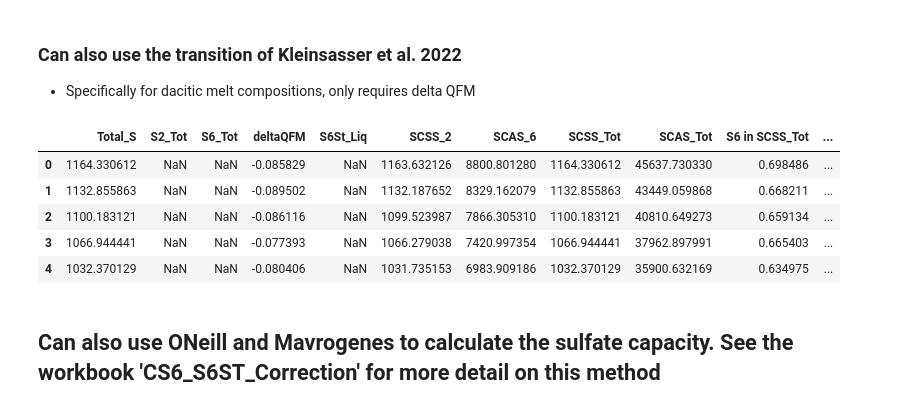
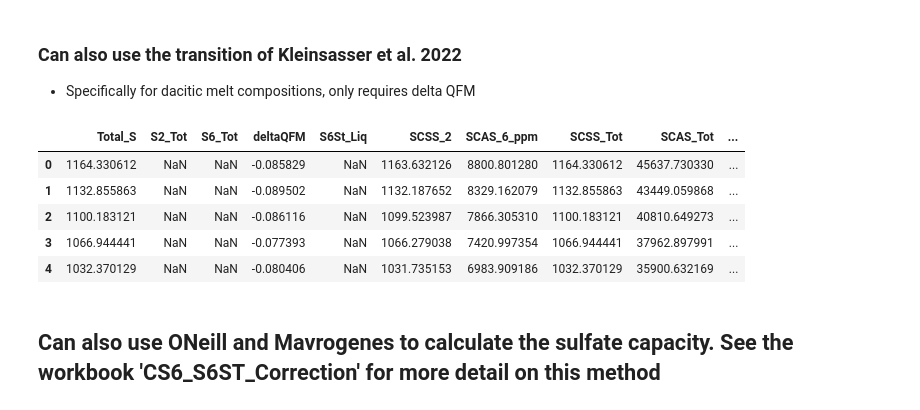
Before and after one commit to PennyWieser/PySulfSat, a Jupyter notebook: docs/Examples/S6_S2_Corrections/S6_S2_Corrections_Nash_Jugo_Kleinsasser.ipynb, the cells around one changed output. Drawn from its saved outputs; the diff is of its cells as text; code cells hidden in the pictures.

```diff
--- a/docs/Examples/S6_S2_Corrections/S6_S2_Corrections_Nash_Jugo_Kleinsasser.ipynb
+++ b/docs/Examples/S6_S2_Corrections/S6_S2_Corrections_Nash_Jugo_Kleinsasser.ipynb
@@ -196,16 +208,16 @@ df_ST_FixedS6.head()
 # %%
 df_ST_Klein=ss.calculate_S_Total_SCSS_SCAS(
     SCSS=Smythe_FixedSulf['SCSS2_ppm_ideal_Smythe2017'],
-    T_K=df_out['T_K'], deltaQFM=Buffer_calc['deltaQFM_Frost1991'],
+    T_K=df_out['T_K'], deltaQFM=Buffer_calc['DeltaQFM_Frost1991'],
     SCAS=ZT22_SCAS['SCAS6_ppm'], model='Kleinsasser')
 df_ST_Klein.head()
 # %% [output]
-|  | Total_S | S2_Tot | S6_Tot | deltaQFM | S6St_Liq | SCSS_2 | SCAS_6 | SCSS_Tot | SCAS_Tot | S6 in SCSS_Tot | ... |
-| 0 | 1164.330612 | NaN | NaN | -0.085829 | NaN | 1163.632126 | 8800.801280 | 1164.330612 | 45637.730330 | 0.698486 | ... |
-| 1 | 1132.855863 | NaN | NaN | -0.089502 | NaN | 1132.187652 | 8329.162079 | 1132.855863 | 43449.059868 | 0.668211 | ... |
-| 2 | 1100.183121 | NaN | NaN | -0.086116 | NaN | 1099.523987 | 7866.305310 | 1100.183121 | 40810.649273 | 0.659134 | ... |
-| 3 | 1066.944441 | NaN | NaN | -0.077393 | NaN | 1066.279038 | 7420.997354 | 1066.944441 | 37962.897991 | 0.665403 | ... |
-| 4 | 1032.370129 | NaN | NaN | -0.080406 | NaN | 1031.735153 | 6983.909186 | 1032.370129 | 35900.632169 | 0.634975 | ... |
+|  | Total_S | S2_Tot | S6_Tot | deltaQFM | S6St_Liq | SCSS_2 | SCAS_6_ppm | SCSS_Tot | SCAS_Tot | ... |
+| 0 | 1164.330612 | NaN | NaN | -0.085829 | NaN | 1163.632126 | 8800.801280 | 1164.330612 | 45637.730330 | ... |
+| 1 | 1132.855863 | NaN | NaN | -0.089502 | NaN | 1132.187652 | 8329.162079 | 1132.855863 | 43449.059868 | ... |
+| 2 | 1100.183121 | NaN | NaN | -0.086116 | NaN | 1099.523987 | 7866.305310 | 1100.183121 | 40810.649273 | ... |
+| 3 | 1066.944441 | NaN | NaN | -0.077393 | NaN | 1066.279038 | 7420.997354 | 1066.944441 | 37962.897991 | ... |
+| 4 | 1032.370129 | NaN | NaN | -0.080406 | NaN | 1031.735153 | 6983.909186 | 1032.370129 | 35900.632169 | ... |
 # %% [markdown]
 ## Can also use ONeill and Mavrogenes to calculate the sulfate capacity. See the workbook 'CS6_S6ST_Correction' for more detail on this method
 # %%
```
Also changed, not shown: parts of 15 cells of this notebook, 21 other files.
